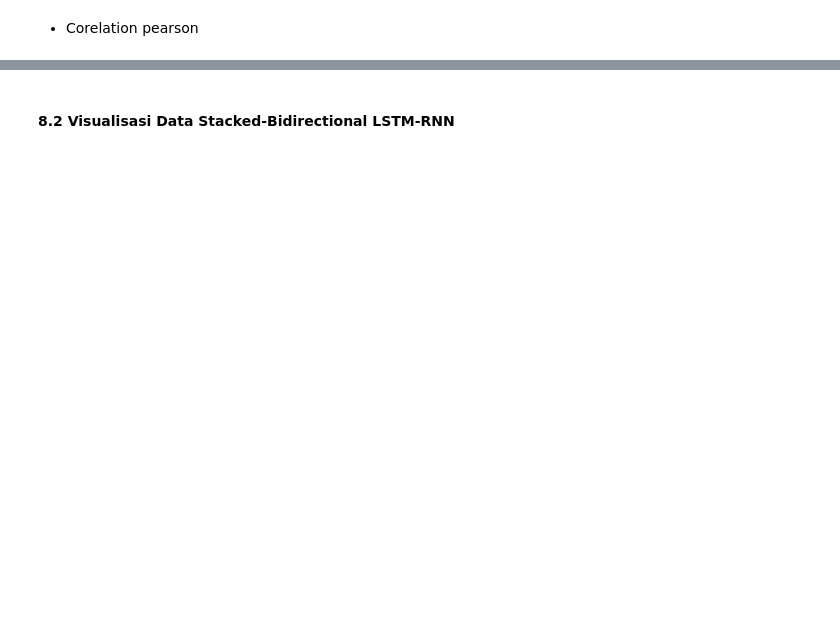
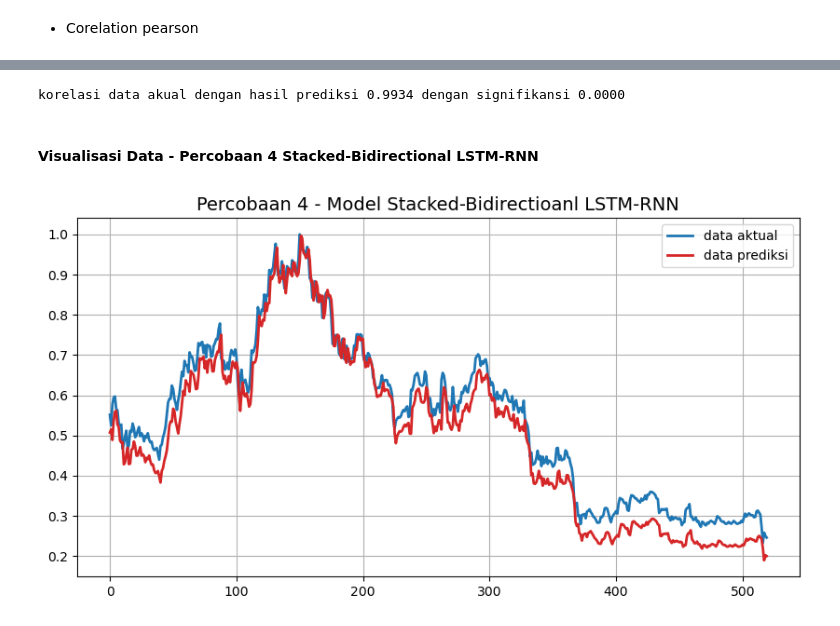
Before and after one commit to kusin/tensorflow-btc-usd-v1, a Jupyter notebook: lstm-rnn percobaan1.ipynb, the cells around one changed output, grey strips where cells are left out. Cells and saved outputs as stored; diff of their text form; code cells hidden in the pictures; blank space fills up the shorter version.

```diff
--- a/lstm-rnn percobaan1.ipynb
+++ b/lstm-rnn percobaan1.ipynb
@@ -542,6 +895,11 @@ model_4.add(
 # Second LSTM layer with Dropout regularisation
 model_4.add(
     Bidirectional(
+        LSTM(units=50, return_sequences=True)
+    )
+)
+model_4.add(
+    Bidirectional(
         LSTM(units=50, return_sequences=False)
     )
 )
@@ -608,8 +1042,27 @@ hasil_4
 # %%
 r4, p4 = sc.pearsonr(hasil_4["data_aktual"], hasil_4["prediksi"])
 print("korelasi data akual dengan hasil prediksi" +" {:.4f} ".format(r4)+ "dengan signifikansi" +" {:.4f} ".format(p4))
+# %% [output]
+korelasi data akual dengan hasil prediksi 0.9934 dengan signifikansi 0.0000
 # %% [markdown]
-#### 8.2 Visualisasi Data Stacked-Bidirectional LSTM-RNN
+#### Visualisasi Data - Percobaan 4 Stacked-Bidirectional LSTM-RNN
+# %%
+# membuat frame
+fig, ax = plt.subplots(figsize = (10,5))
+
+# membuat time series plot
+ax.plot(y_test, color="tab:blue", label="data aktual", linewidth=2)
+ax.plot(testPredictions_4, color="tab:red", label="data prediksi", linewidth=2)
+
+# membuat label-label
+ax.set_title("Percobaan 4 - Model Stacked-Bidirectioanl LSTM-RNN", fontsize=14)
+ax.legend(loc="best")
+ax.grid(True)
+
+# menampilka
+plt.show()
+# %% [output]
+[figure, added]
 # %%
 # inverse value test predictions
 testPredictions_4 = scaler.inverse_transform(testPredictions_4)
```
Also changed, not shown: parts of 87 cells of this notebook, 2 other files.
